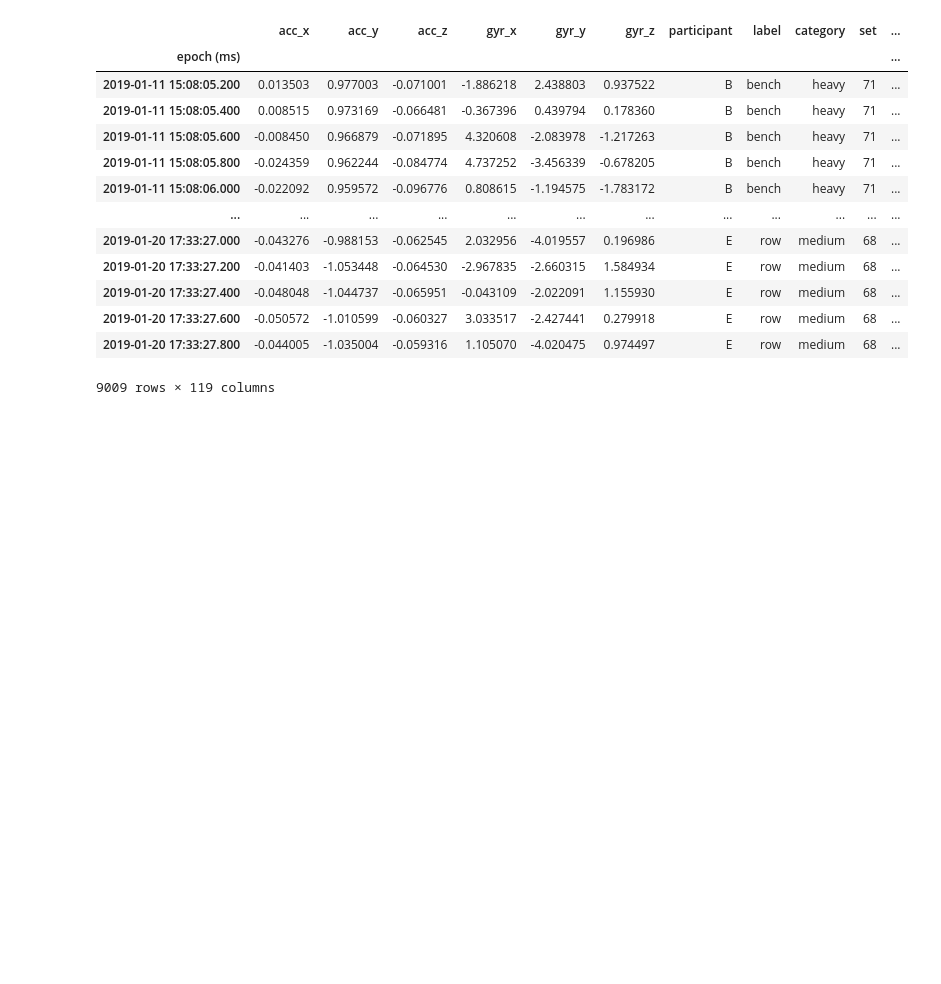
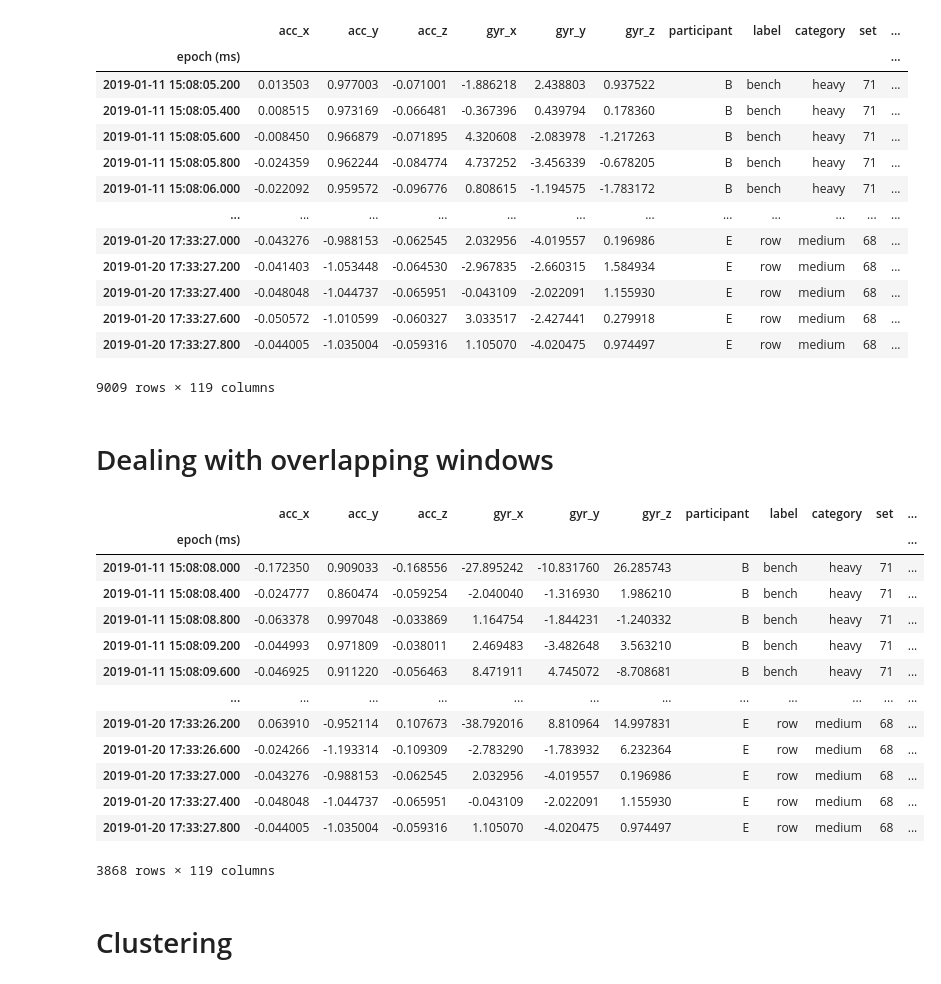
Before and after one commit to surajjorwar/FitnessTracker, a Jupyter notebook: Low_pass_Filter_&_Principal_Component_Analysis.ipynb, the cells around one changed output. Cells and saved outputs as stored; diff of their text form; code cells hidden in the pictures; blank space fills up the shorter version.

```diff
--- a/Low_pass_Filter_&_Principal_Component_Analysis.ipynb
+++ b/Low_pass_Filter_&_Principal_Component_Analysis.ipynb
@@ -383,0 +330,23 @@ df_freq
+# %% [markdown]
+# Dealing with overlapping windows
+# %%
+df_freq = df_freq.dropna()
+df_freq = df_freq.iloc[::2]
+df_freq
+# %% [output]
+|  | acc_x | acc_y | acc_z | gyr_x | gyr_y | gyr_z | participant | label | category | set | ... |
+| epoch (ms) |  |  |  |  |  |  |  |  |  |  | ... |
+| 2019-01-11 15:08:08.000 | -0.172350 | 0.909033 | -0.168556 | -27.895242 | -10.831760 | 26.285743 | B | bench | heavy | 71 | ... |
+| 2019-01-11 15:08:08.400 | -0.024777 | 0.860474 | -0.059254 | -2.040040 | -1.316930 | 1.986210 | B | bench | heavy | 71 | ... |
+| 2019-01-11 15:08:08.800 | -0.063378 | 0.997048 | -0.033869 | 1.164754 | -1.844231 | -1.240332 | B | bench | heavy | 71 | ... |
+| 2019-01-11 15:08:09.200 | -0.044993 | 0.971809 | -0.038011 | 2.469483 | -3.482648 | 3.563210 | B | bench | heavy | 71 | ... |
+| 2019-01-11 15:08:09.600 | -0.046925 | 0.911220 | -0.056463 | 8.471911 | 4.745072 | -8.708681 | B | bench | heavy | 71 | ... |
+| ... | ... | ... | ... | ... | ... | ... | ... | ... | ... | ... | ... |
+| 2019-01-20 17:33:26.200 | 0.063910 | -0.952114 | 0.107673 | -38.792016 | 8.810964 | 14.997831 | E | row | medium | 68 | ... |
+| 2019-01-20 17:33:26.600 | -0.024266 | -1.193314 | -0.109309 | -2.783290 | -1.783932 | 6.232364 | E | row | medium | 68 | ... |
+| 2019-01-20 17:33:27.000 | -0.043276 | -0.988153 | -0.062545 | 2.032956 | -4.019557 | 0.196986 | E | row | medium | 68 | ... |
+| 2019-01-20 17:33:27.400 | -0.048048 | -1.044737 | -0.065951 | -0.043109 | -2.022091 | 1.155930 | E | row | medium | 68 | ... |
+| 2019-01-20 17:33:27.800 | -0.044005 | -1.035004 | -0.059316 | 1.105070 | -4.020475 | 0.974497 | E | row | medium | 68 | ... |
+3868 rows × 119 columns
+# %% [markdown]
+# Clustering
```
Also changed, not shown: parts of 11 cells of this notebook.
